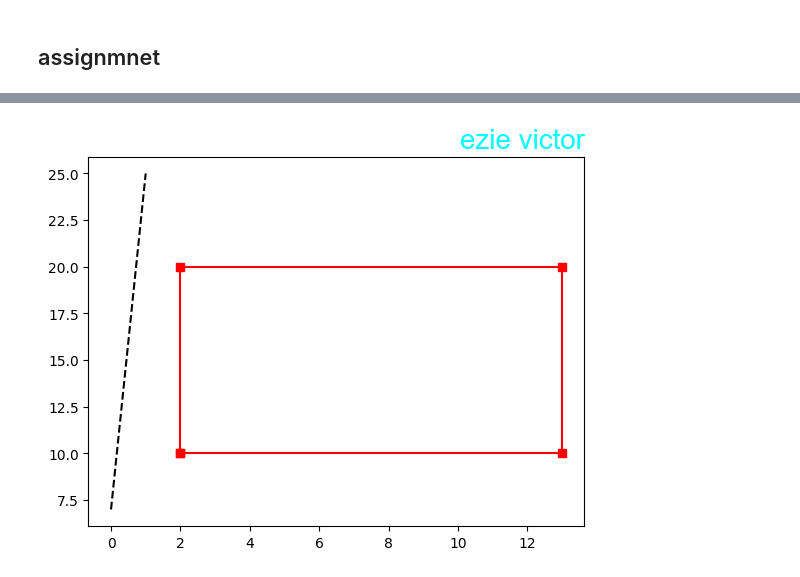
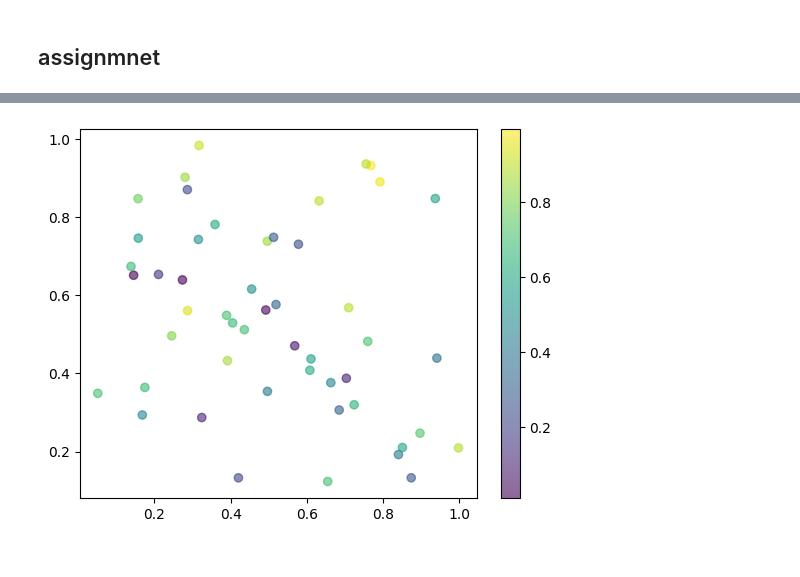
Before and after one commit to eziejnr/matplotlib, a Jupyter notebook: ezjnr.ipynb, the cells around one changed output, grey strips where cells are left out. Cells and saved outputs as stored; diff of their text form; code cells hidden in the pictures.

```diff
--- a/ezjnr.ipynb
+++ b/ezjnr.ipynb
@@ -45,18 +43,26 @@ SyntaxError: invalid syntax. Maybe you meant '==' or ':=' instead of '='? (39064
-# %%
-import matplotlib.pyplot as plt
-import numpy as np
-
-Easting = np.array([2, 2, 13, 13, 2 ])
-Northing = np.array([10, 20, 20, 10, 10])
-Road_line = np.array([ 7, 25])
-
-font = {"family":"arial", "size":20}
-
-
-plt.plot(Easting, Northing, color = "red", marker = "s")
-plt.plot(Road_line, color = "black", ls = "--")
-plt.title("ezie victor", loc="right", fontdict=font, color="cyan")
-
-plt.show()
-# %% [output]
-[figure, removed]
+# %%
+import matplotlib.pyplot as plt
+import numpy as np
+
+x = ([
+    0.1569, 0.8743, 0.3917, 0.2870, 0.9984, 0.6111, 0.4552, 0.7683, 0.5781, 0.0511,
+    0.3154, 0.1453, 0.7602, 0.6851, 0.2864, 0.5192, 0.6549, 0.9375, 0.3242, 0.7558,
+    0.2735, 0.4964, 0.3894, 0.8407, 0.7101, 0.1681, 0.6324, 0.5684, 0.4361, 0.1576,
+    0.6631, 0.7922, 0.4205, 0.2452, 0.7244, 0.5129, 0.1748, 0.8511, 0.9417, 0.3171,
+    0.4924, 0.7039, 0.4053, 0.8974, 0.6081, 0.2106, 0.3591, 0.2804, 0.4967, 0.1384
+])
+
+y = ([
+    0.8473, 0.1329, 0.4327, 0.5607, 0.2094, 0.4371, 0.6159, 0.9320, 0.7306, 0.3491,
+    0.7429, 0.6513, 0.4821, 0.3064, 0.8704, 0.5763, 0.1235, 0.8476, 0.2871, 0.9362,
+    0.6394, 0.7384, 0.5487, 0.1924, 0.5683, 0.2937, 0.8415, 0.4708, 0.5120, 0.7462,
+    0.3764, 0.8904, 0.1328, 0.4962, 0.3198, 0.7483, 0.3642, 0.2104, 0.4392, 0.9834,
+    0.5623, 0.3876, 0.5294, 0.2471, 0.4081, 0.6534, 0.7812, 0.9021, 0.3541, 0.6738
+])
+
+colors = np.random.rand(50)
+plt.scatter(x, y, c = colors, alpha = 0.6)
+plt.colorbar()
+plt.show()
+# %% [output]
+[figure, added]
```
Also changed, not shown: parts of 1 cell of this notebook.
